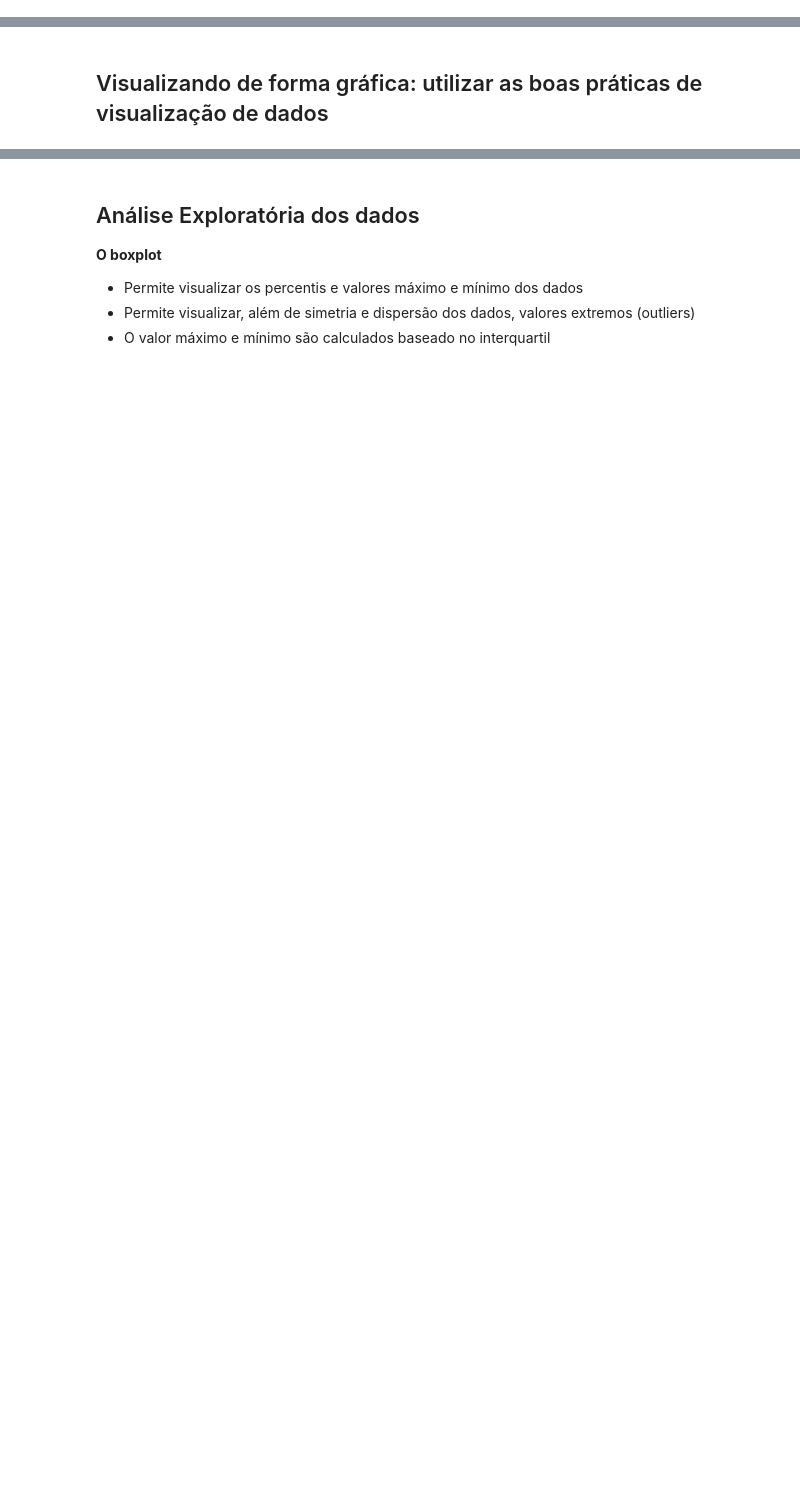
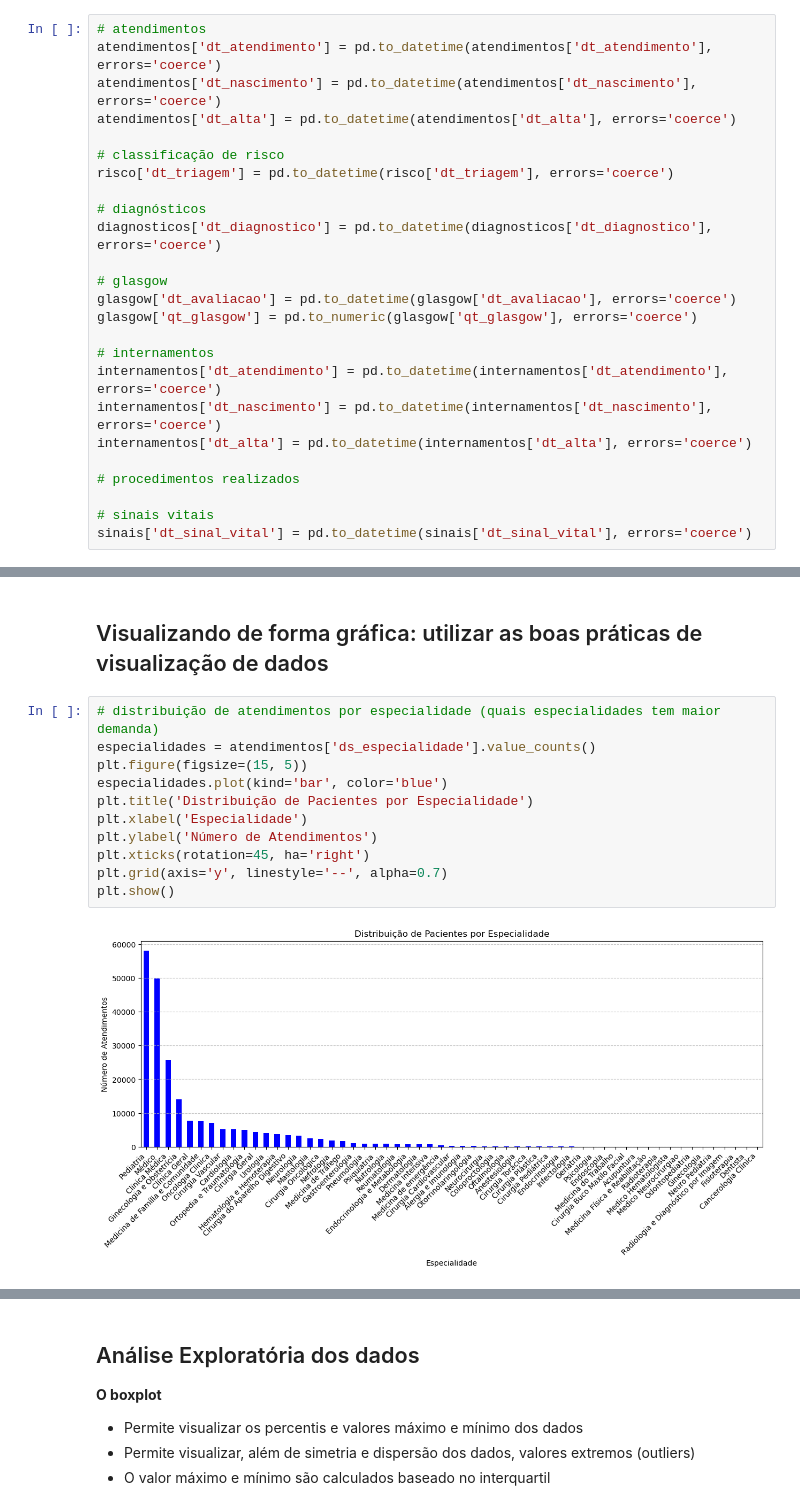
Before and after one commit to lfHagy/topicosUnimed, a Jupyter notebook: Desafio2.ipynb, the cells around one changed output, grey strips where cells are left out. Saved outputs shown, nothing was run; the diff lists cells and outputs as text; blank space fills up the shorter version.

Commit message:
created centralized dataframe, started chart analysis

```diff
--- a/Desafio2.ipynb
+++ b/Desafio2.ipynb
@@ -34,0 +105,25 @@ Serão fornecidos os seguintes dados para a análise:
+# %%
+# atendimentos
+atendimentos['dt_atendimento'] = pd.to_datetime(atendimentos['dt_atendimento'], errors='coerce')
+atendimentos['dt_nascimento'] = pd.to_datetime(atendimentos['dt_nascimento'], errors='coerce')
+atendimentos['dt_alta'] = pd.to_datetime(atendimentos['dt_alta'], errors='coerce')
+
+# classificação de risco
+risco['dt_triagem'] = pd.to_datetime(risco['dt_triagem'], errors='coerce')
+
+# diagnósticos
+diagnosticos['dt_diagnostico'] = pd.to_datetime(diagnosticos['dt_diagnostico'], errors='coerce')
+
+# glasgow
+glasgow['dt_avaliacao'] = pd.to_datetime(glasgow['dt_avaliacao'], errors='coerce')
+glasgow['qt_glasgow'] = pd.to_numeric(glasgow['qt_glasgow'], errors='coerce')
+
+# internamentos
+internamentos['dt_atendimento'] = pd.to_datetime(internamentos['dt_atendimento'], errors='coerce')
+internamentos['dt_nascimento'] = pd.to_datetime(internamentos['dt_nascimento'], errors='coerce')
+internamentos['dt_alta'] = pd.to_datetime(internamentos['dt_alta'], errors='coerce')
+
+# procedimentos realizados
+
+# sinais vitais
+sinais['dt_sinal_vital'] = pd.to_datetime(sinais['dt_sinal_vital'], errors='coerce')
@@ -35,2 +233,15 @@ Serão fornecidos os seguintes dados para a análise:
 # %% [markdown]
 ## Visualizando de forma gráfica: utilizar as boas práticas de visualização de dados
+# %%
+# distribuição de atendimentos por especialidade (quais especialidades tem maior demanda)
+especialidades = atendimentos['ds_especialidade'].value_counts()
+plt.figure(figsize=(15, 5))
+especialidades.plot(kind='bar', color='blue')
+plt.title('Distribuição de Pacientes por Especialidade')
+plt.xlabel('Especialidade')
+plt.ylabel('Número de Atendimentos')
+plt.xticks(rotation=45, ha='right')
+plt.grid(axis='y', linestyle='--', alpha=0.7)
+plt.show()
+# %% [output]
+[figure, added]
```
Also changed, not shown: parts of 16 cells of this notebook, 1 other file.
